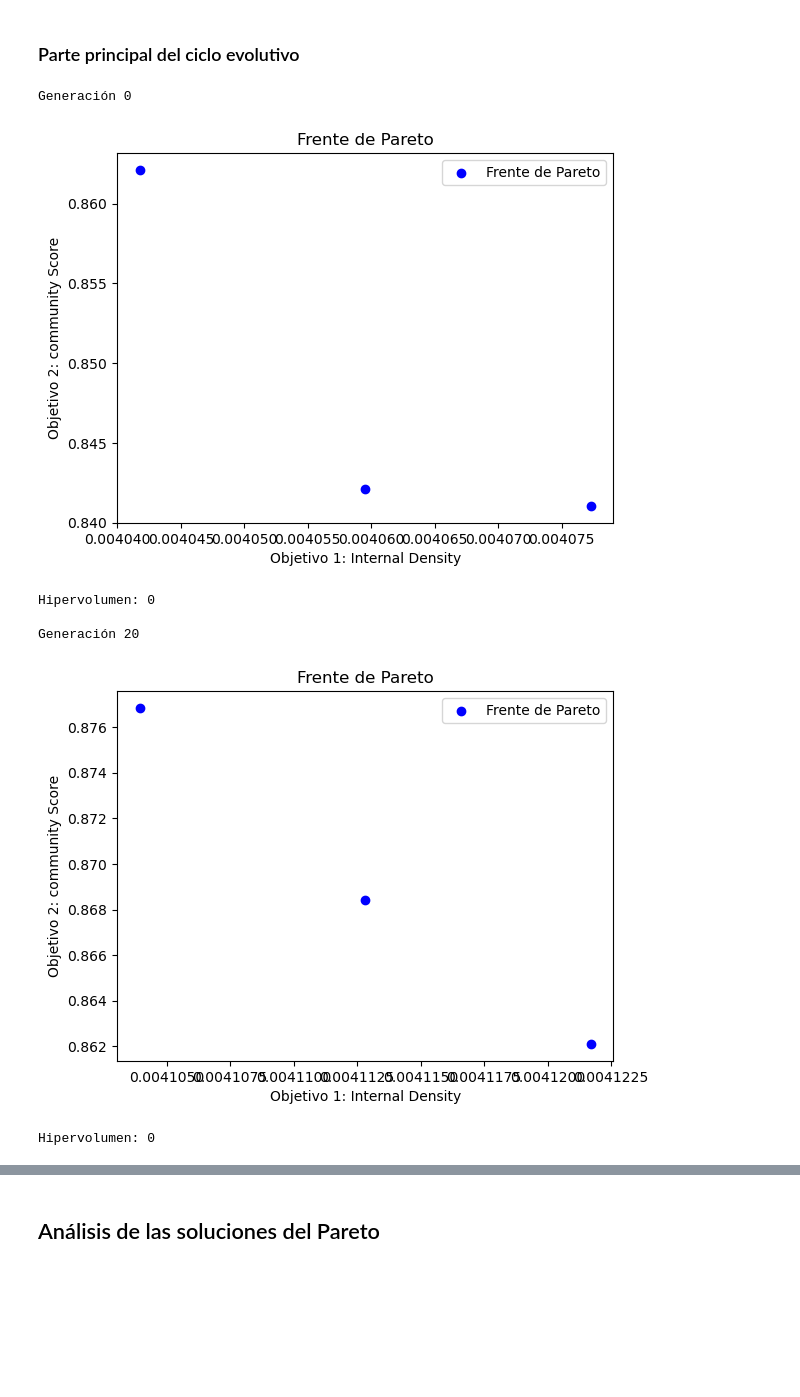
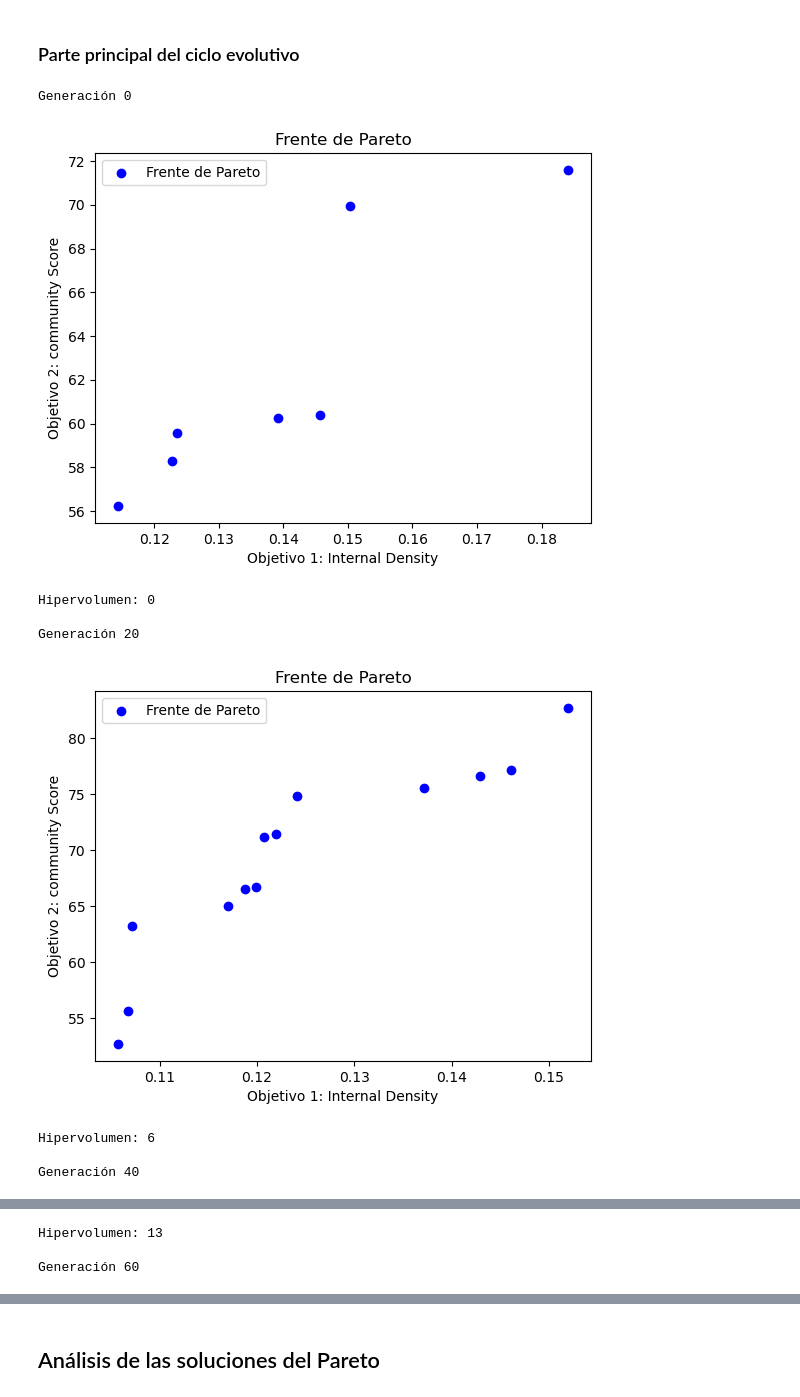
Before and after one commit to adrianGayo/Amazon_redes_geneticos, a Jupyter notebook: amazon.ipynb, the cells around one changed output, grey strips where cells are left out. Cells and saved outputs as stored; diff of their text form; code cells hidden in the pictures; blank space fills up the shorter version.

Commit message:
Corregir bugs en las funciones objetivo

```diff
--- a/amazon.ipynb
+++ b/amazon.ipynb
@@ -617,46 +656,17 @@ def evaluacion_individuos(indiviudos):
     """
     graphs = [decodificar_grafo(ind) for ind in indiviudos]
     conjuntos_poblacion = [list(nx.connected_components(g)) for g in graphs]
-    comunidades = [[list(conjunto) for conjunto in conjuntos_individuo] for conjuntos_individuo in conjuntos_poblacion]
-
-    fitness_values = [(internal_density(grafo, comunidad), community_score(grafo, comunidad)) for grafo, comunidad in zip(graphs, comunidades)]
+    comunidades_individuos = [[list(conjunto) for conjunto in conjuntos_individuo] for conjuntos_individuo in conjuntos_poblacion]
+    # Obtenemos las comunidades con la codificación locus y evaluamos el grafo real (G)
+    fitness_values = [(internal_density(G_normalizado, comunidades), community_score(G_normalizado, comunidades)) for comunidades in comunidades_individuos]
     return fitness_values
 # %%
 # Parámetros del algoritmo genético
 population_size = 100
-generaciones = 100
+generaciones = 200
 pmut=0.1
 pcross=0.7
 reference_point = [1.0, 1.0]  # Punto de referencia para el frente de pareto.
-# %%
-def representa_frente_pareto(individuals):
-    """
-    Visualiza el frente de Pareto a partir de los valores de fitness de los individuos.
-
-    Parameters:
-    - individuals: Lista de individuos, donde cada individuo tiene valores de fitness.
-
-    Returns:
-    - None (muestra el gráfico)
-    """
-
-    # Extraer valores de los objetivos desde los individuos
-    obj1 = [ind.fitness.values[0] for ind in individuals]
-    obj2 = [ind.fitness.values[1] for ind in individuals]
-
-    # Crear un gráfico de dispersión para el frente de Pareto
-    plt.scatter(obj1, obj2, label='Frente de Pareto', color='blue')
-
-    # Configurar etiquetas con las variables del nombre de cada objetivo y título del gráfico
-    plt.xlabel(f"Objetivo 1: {objetivo1}")
-    plt.ylabel(f"Objetivo 2: {objetivo2}")
-    plt.title('Frente de Pareto')
-
-    # Mostrar la leyenda
-    plt.legend()
-
-    # Mostrar el gráfico
-    plt.show()
 # %% [markdown]
 #### NSGA-II
 # %%
@@ -738,36 +748,38 @@ for gen in range(generaciones):
     population_with_fitness = list(zip(population, fitness))
 
     # Seleccionar individuos utilizando NSGA-II
-    new_pop, frente_pareto = spea2_select(population_with_fitness, k=population_size)
+    new_pop, frente_pareto = nsga2_select(population_with_fitness, k=population_size)
     #print(f"población tras nsga: {len(new_pop)}")
 
     # Sustituir la población anterior con los nuevos individuos
     population = new_pop
 
     # Imprimimos una traza de la evolución con el hipervolumen
     if gen % 20 == 0:
         print(f"\nGeneración {gen}")
         #Representa el frente de pareto.
         representa_frente_pareto(frente_pareto)
         # Calcula el hipervolumen
         hv_value = tools.hypervolume(frente_pareto)
         print(f"Hipervolumen: {hv_value}")
 
 # Obtener el frente de Pareto final
 print("Frente de pareto final:")
 representa_frente_pareto(frente_pareto)
 print("Grafos del pareto final:")
 representa_grafos_del_frente(frente_pareto)
 
 
 # # Imprimir los individuos del frente de Pareto
 # for ind in pareto_front:
 #     print(ind.fitness.values)
 # %% [output]
 Generación 0
-[figure, old version]
+[figure, new version]
 Hipervolumen: 0
 
 Generación 20
-[figure, old version]
+[figure, new version]
-Hipervolumen: 0
+Hipervolumen: 6
+
+Generación 40
@@ -773,0 +787,3 @@ Hipervolumen: 0
+Hipervolumen: 13
+
+Generación 60
```
Also changed, not shown: parts of 19 cells of this notebook.
